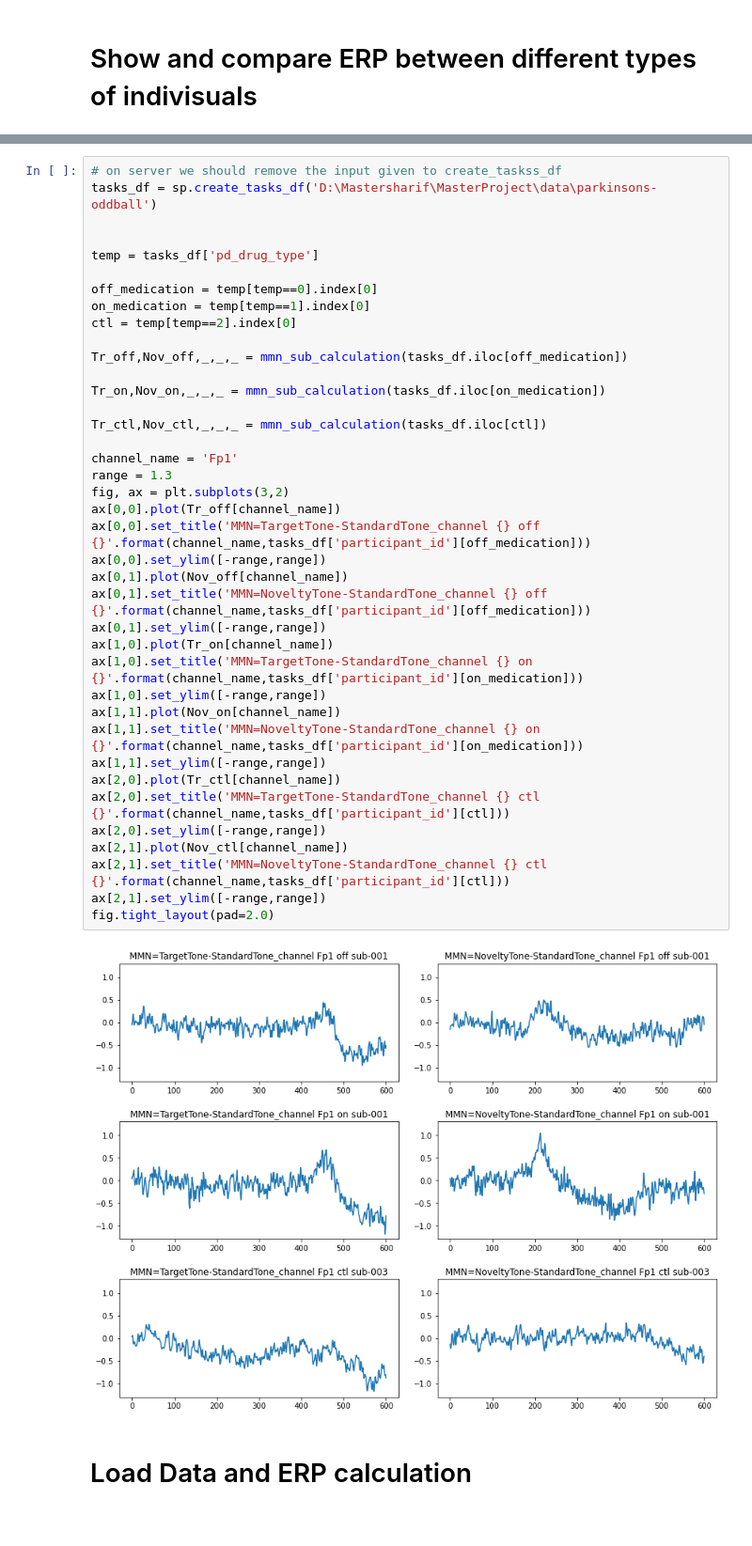
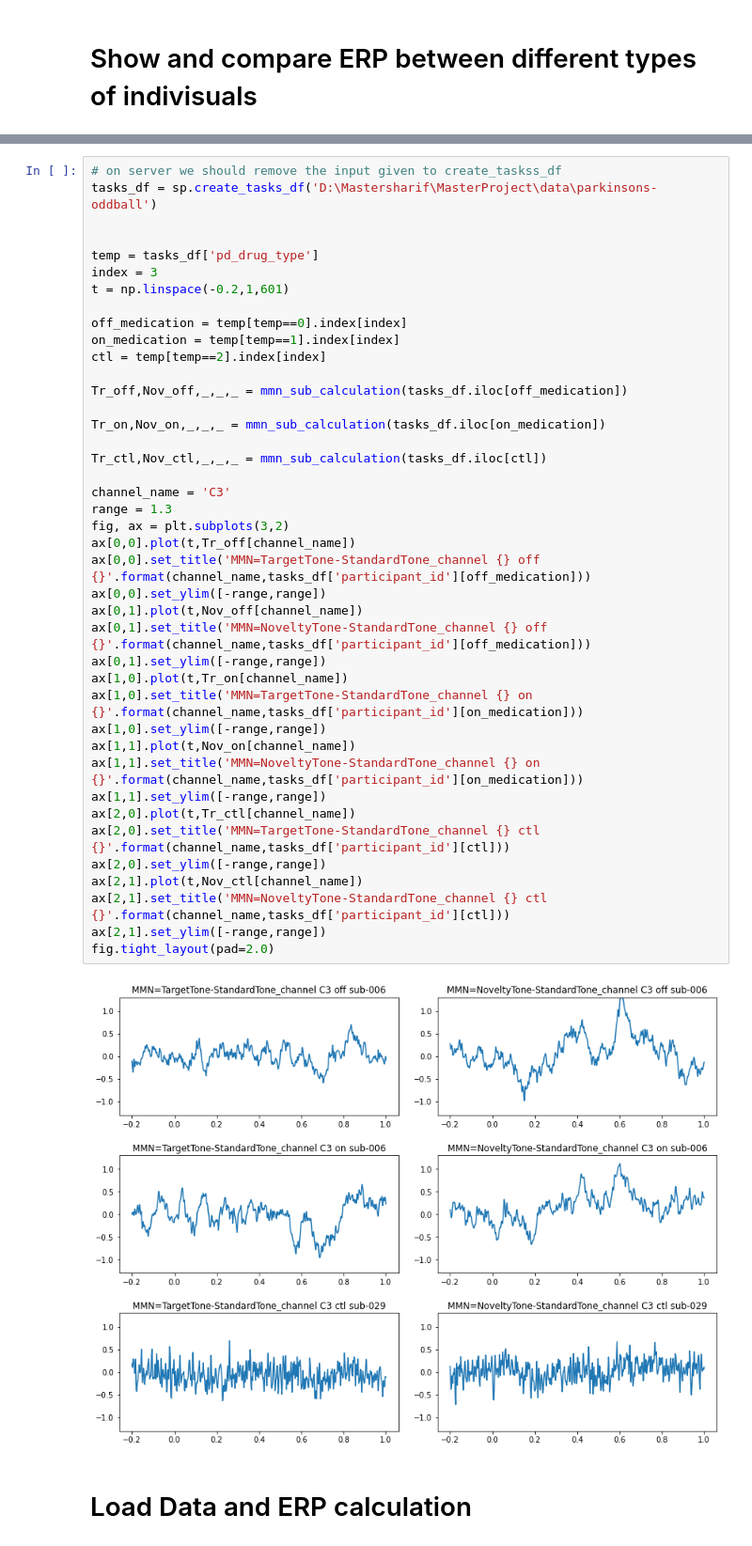
Before and after one commit to AIRLab-Sharif/Parkinson-PAC, a Jupyter notebook: python/check_pipline_on_subject.ipynb, the cells around one changed output, grey strips where cells are left out. Shown at 94% size. Drawn from its saved outputs; the diff is of its cells as text.

```diff
--- a/python/check_pipline_on_subject.ipynb
+++ b/python/check_pipline_on_subject.ipynb
@@ -54,44 +71,46 @@ def mmn_sub_calculation(task):
 # %%
 # on server we should remove the input given to create_taskss_df
 tasks_df = sp.create_tasks_df('D:\Mastersharif\MasterProject\data\parkinsons-oddball')
 
 
 temp = tasks_df['pd_drug_type']
+index = 3
+t = np.linspace(-0.2,1,601)
 
-off_medication = temp[temp==0].index[0]
-on_medication = temp[temp==1].index[0]
-ctl = temp[temp==2].index[0]
+off_medication = temp[temp==0].index[index]
+on_medication = temp[temp==1].index[index]
+ctl = temp[temp==2].index[index]
 
 Tr_off,Nov_off,_,_,_ = mmn_sub_calculation(tasks_df.iloc[off_medication])
 
 Tr_on,Nov_on,_,_,_ = mmn_sub_calculation(tasks_df.iloc[on_medication])
 
 Tr_ctl,Nov_ctl,_,_,_ = mmn_sub_calculation(tasks_df.iloc[ctl])
 
-channel_name = 'Fp1'
+channel_name = 'C3'
 range = 1.3
 fig, ax = plt.subplots(3,2)
-ax[0,0].plot(Tr_off[channel_name])
+ax[0,0].plot(t,Tr_off[channel_name])
 ax[0,0].set_title('MMN=TargetTone-StandardTone_channel {} off {}'.format(channel_name,tasks_df['participant_id'][off_medication]))
 ax[0,0].set_ylim([-range,range])
-ax[0,1].plot(Nov_off[channel_name])
+ax[0,1].plot(t,Nov_off[channel_name])
 ax[0,1].set_title('MMN=NoveltyTone-StandardTone_channel {} off {}'.format(channel_name,tasks_df['participant_id'][off_medication]))
 ax[0,1].set_ylim([-range,range])
-ax[1,0].plot(Tr_on[channel_name])
+ax[1,0].plot(t,Tr_on[channel_name])
 ax[1,0].set_title('MMN=TargetTone-StandardTone_channel {} on {}'.format(channel_name,tasks_df['participant_id'][on_medication]))
 ax[1,0].set_ylim([-range,range])
-ax[1,1].plot(Nov_on[channel_name])
+ax[1,1].plot(t,Nov_on[channel_name])
 ax[1,1].set_title('MMN=NoveltyTone-StandardTone_channel {} on {}'.format(channel_name,tasks_df['participant_id'][on_medication]))
 ax[1,1].set_ylim([-range,range])
-ax[2,0].plot(Tr_ctl[channel_name])
+ax[2,0].plot(t,Tr_ctl[channel_name])
 ax[2,0].set_title('MMN=TargetTone-StandardTone_channel {} ctl {}'.format(channel_name,tasks_df['participant_id'][ctl]))
 ax[2,0].set_ylim([-range,range])
-ax[2,1].plot(Nov_ctl[channel_name])
+ax[2,1].plot(t,Nov_ctl[channel_name])
 ax[2,1].set_title('MMN=NoveltyTone-StandardTone_channel {} ctl {}'.format(channel_name,tasks_df['participant_id'][ctl]))
 ax[2,1].set_ylim([-range,range])
 fig.tight_layout(pad=2.0)
 # %% [output]
-[figure, old version]
+[figure, new version]
 # %% [markdown]
 # Load Data and ERP calculation
 # %%
```
Also changed, not shown: parts of 9 cells of this notebook, 2 other files.
